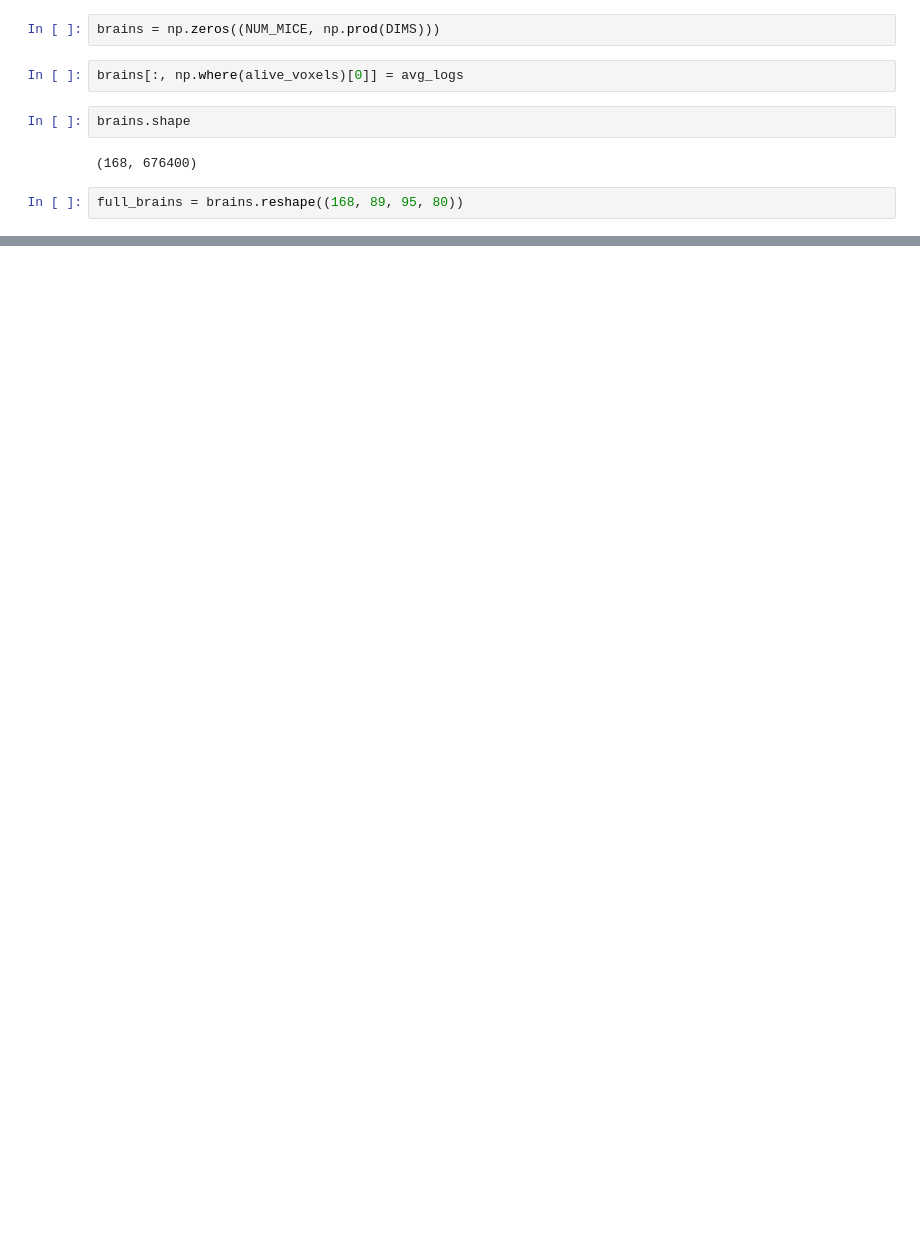
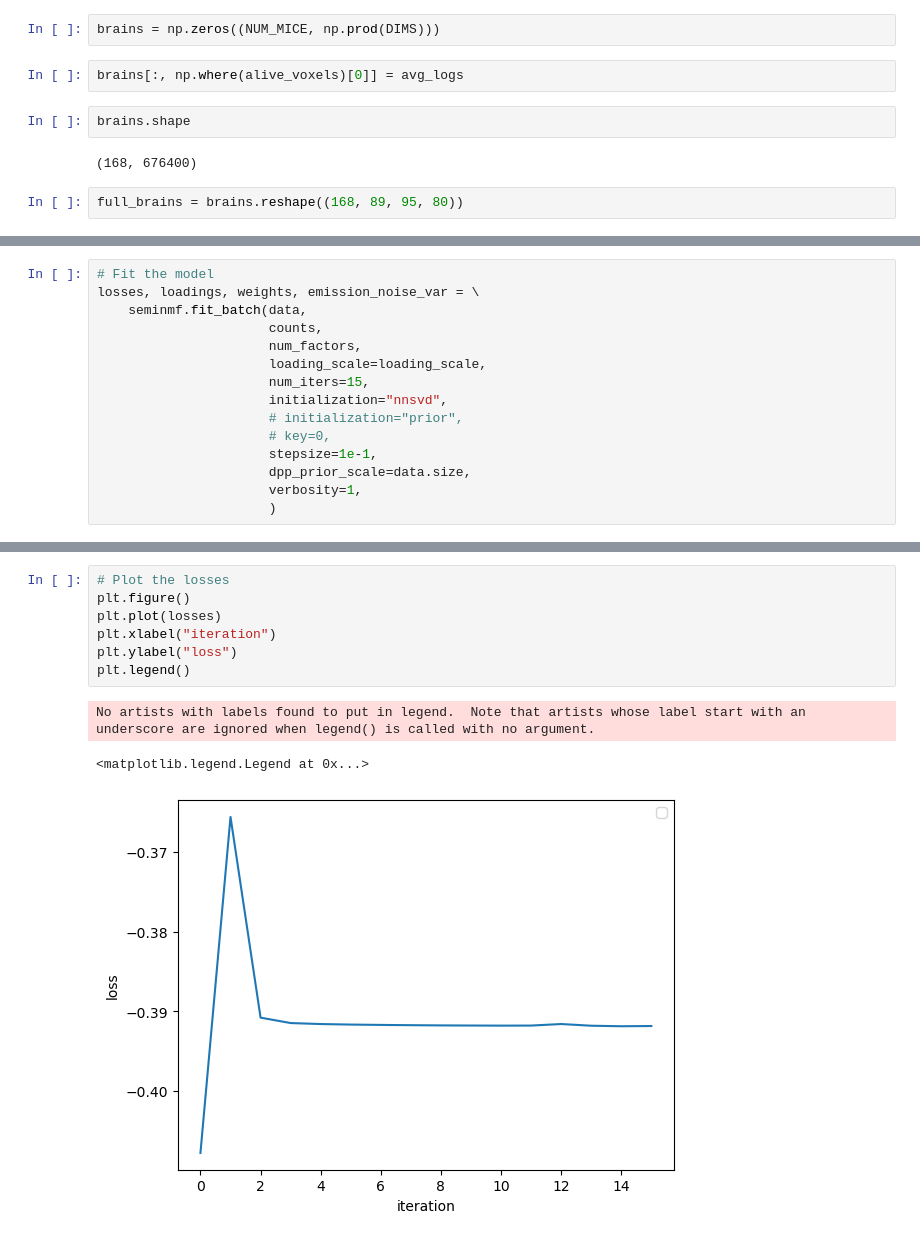
Before and after one commit to lindermanlab/fos, a Jupyter notebook: visualize_brains.ipynb, the cells around one changed output, grey strips where cells are left out. Cells and saved outputs as stored; diff of their text form; blank space fills up the shorter version.

```diff
--- a/visualize_brains.ipynb
+++ b/visualize_brains.ipynb
@@ -34,0 +60,15 @@ plt.colorbar()
+# %%
+# Fit the model
+losses, loadings, weights, emission_noise_var = \
+    seminmf.fit_batch(data,
+                      counts,
+                      num_factors,
+                      loading_scale=loading_scale,
+                      num_iters=15,
+                      initialization="nnsvd",
+                      # initialization="prior",
+                      # key=0,
+                      stepsize=1e-1,
+                      dpp_prior_scale=data.size,
+                      verbosity=1,
+                      )
@@ -34,0 +111,11 @@ plt.colorbar()
+# %%
+# Plot the losses
+plt.figure()
+plt.plot(losses)
+plt.xlabel("iteration")
+plt.ylabel("loss")
+plt.legend()
+# %% [output]
+No artists with labels found to put in legend.  Note that artists whose label start with an underscore are ignored when legend() is called with no argument.
+<matplotlib.legend.Legend at 0x...>
+[figure, added]
```
Also changed, not shown: parts of 11 cells of this notebook, 3 other files.
